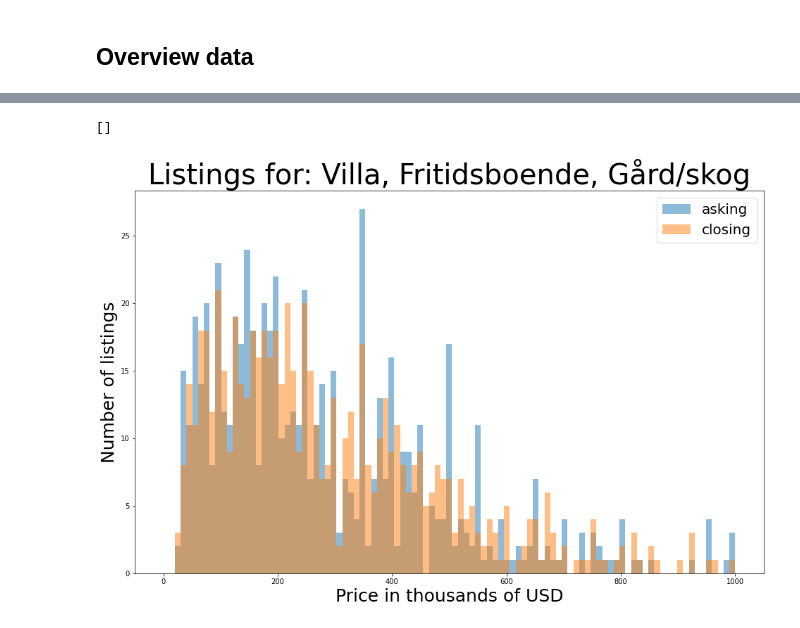
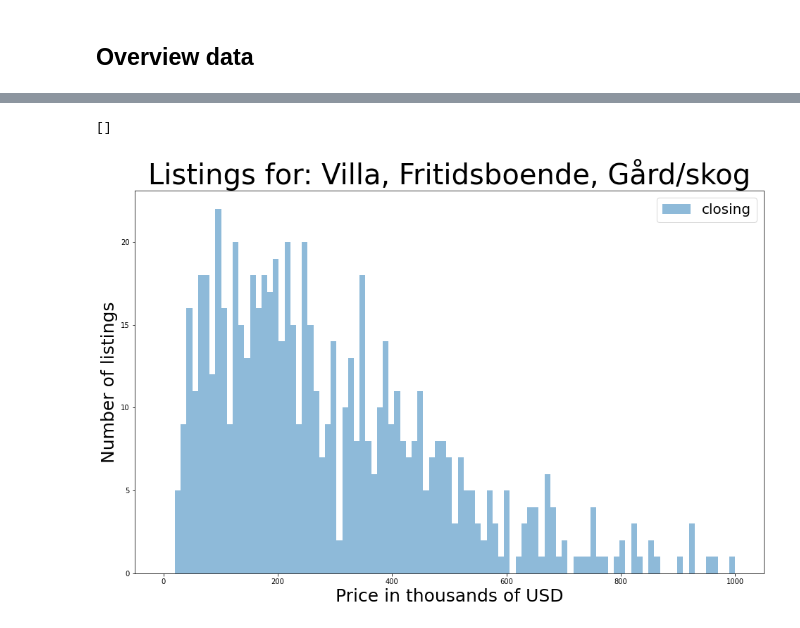
Before and after one commit to orchardpark/realsweden, a Jupyter notebook: property_market.ipynb, the cells around one changed output, grey strips where cells are left out. Cells and saved outputs as stored; diff of their text form; code cells hidden in the pictures.

```diff
--- a/property_market.ipynb
+++ b/property_market.ipynb
@@ -44,22 +44,21 @@ group.plot.pie(subplots=False, figsize=(20,16), legend=True, fontsize=12)
 # %%
 min_price = 0
 max_price = 1e3
 listing_types = ['Villa', 'Fritidsboende', 'Gård/skog']
 
 
-bins = np.linspace(min_price, max_price,100)
+bins = np.linspace(min_price, max_price, 100)
 listings = closed_listings[closed_listings['listing_type'].isin(listing_types)]
 plt.figure(figsize=(16,10))
-plt.hist(listings['asking_price']/1e4, bins, alpha=0.5, label='asking')
 plt.hist(listings['closing_price']/1e4, bins, alpha=0.5, label='closing')
 plt.xlabel("Price in thousands of USD",fontsize=25)
 plt.ylabel("Number of listings", fontsize=25)
 plt.legend(loc='upper right', prop={'size': 20})
 plt.title(f"Listings for: {', '.join(listing_types)}", fontsize=40)
 plt.plot()
 # %% [output]
 []
-[figure, old version]
+[figure, new version]
 # %%
 listings_with_asking_price = closed_listings[closed_listings['asking_price']!=-1]
 plt.title('Difference between closing and asking price in thousands of USD', fontsize=32)
```
Also changed, not shown: parts of 4 cells of this notebook.
